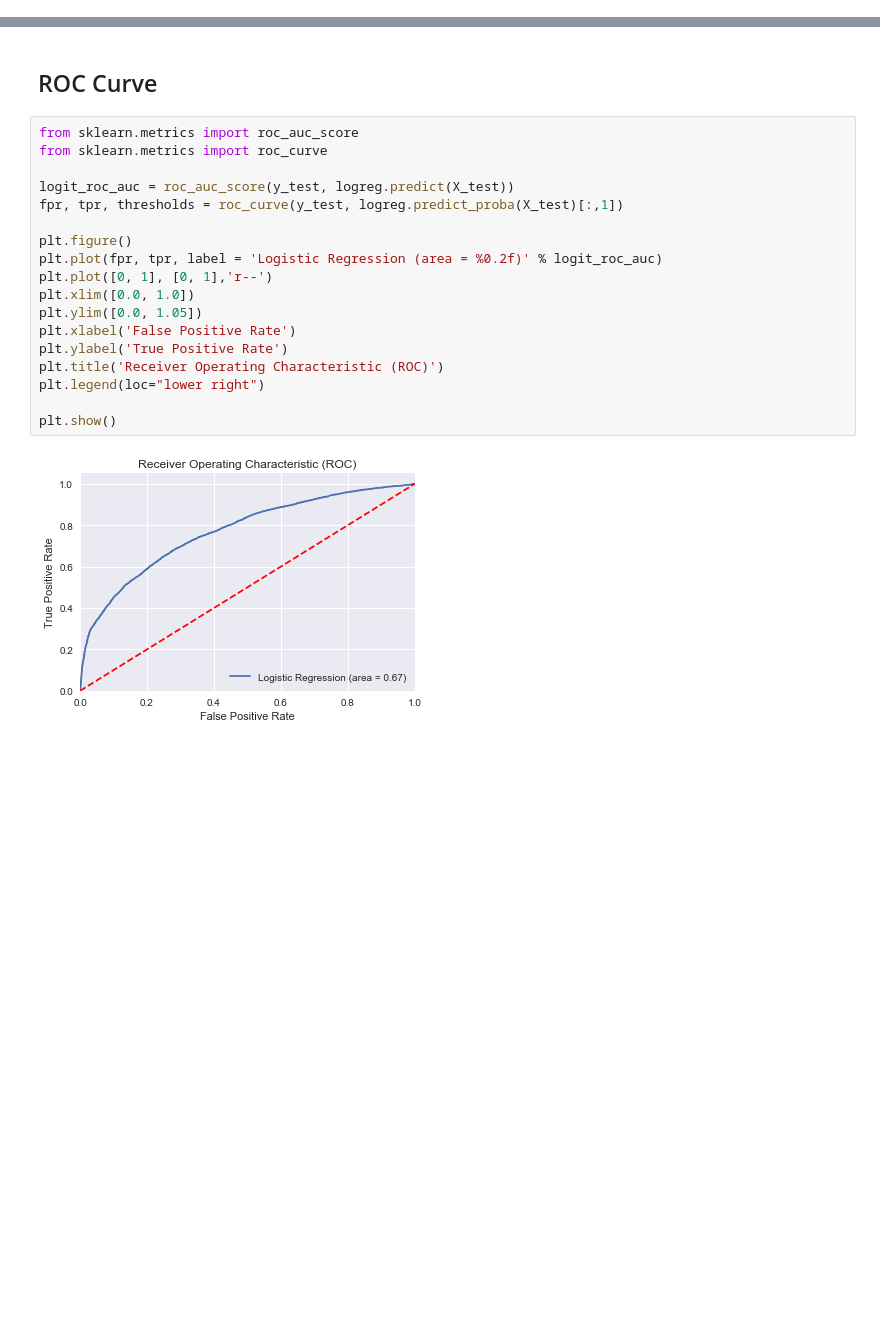
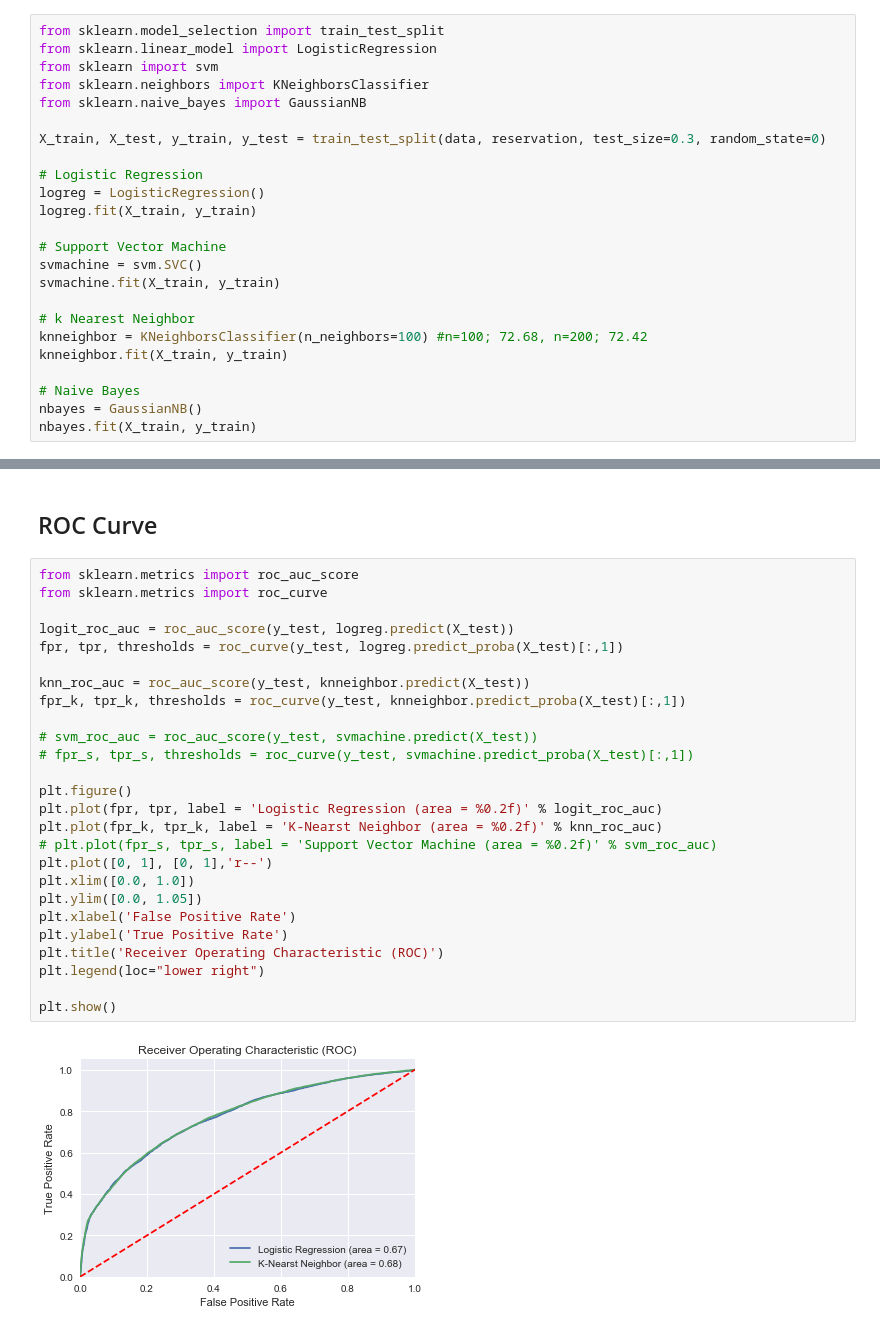
Before and after one commit to davidgibsonp/airbnb_predict_reservation, a Jupyter notebook: Report.ipynb, the cells around one changed output, grey strips where cells are left out. Drawn from its saved outputs; the diff is of its cells as text; blank space fills up the shorter version.

```diff
--- a/Report.ipynb
+++ b/Report.ipynb
@@ -551,0 +517,24 @@ Accuracy of logistic regression classifier on test set: 71.99584856279048%
+# %%
+from sklearn.model_selection import train_test_split
+from sklearn.linear_model import LogisticRegression
+from sklearn import svm
+from sklearn.neighbors import KNeighborsClassifier
+from sklearn.naive_bayes import GaussianNB
+
+X_train, X_test, y_train, y_test = train_test_split(data, reservation, test_size=0.3, random_state=0)
+
+# Logistic Regression
+logreg = LogisticRegression()
+logreg.fit(X_train, y_train)
+
+# Support Vector Machine
+svmachine = svm.SVC()
+svmachine.fit(X_train, y_train)
+
+# k Nearest Neighbor
+knneighbor = KNeighborsClassifier(n_neighbors=100) #n=100; 72.68, n=200; 72.42
+knneighbor.fit(X_train, y_train)
+
+# Naive Bayes
+nbayes = GaussianNB()
+nbayes.fit(X_train, y_train)
@@ -624,20 +672,28 @@ plt.show()
 # %%
 from sklearn.metrics import roc_auc_score
 from sklearn.metrics import roc_curve
 
 logit_roc_auc = roc_auc_score(y_test, logreg.predict(X_test))
 fpr, tpr, thresholds = roc_curve(y_test, logreg.predict_proba(X_test)[:,1])
 
+knn_roc_auc = roc_auc_score(y_test, knneighbor.predict(X_test))
+fpr_k, tpr_k, thresholds = roc_curve(y_test, knneighbor.predict_proba(X_test)[:,1])
+
+# svm_roc_auc = roc_auc_score(y_test, svmachine.predict(X_test))
+# fpr_s, tpr_s, thresholds = roc_curve(y_test, svmachine.predict_proba(X_test)[:,1])
+
 plt.figure()
 plt.plot(fpr, tpr, label = 'Logistic Regression (area = %0.2f)' % logit_roc_auc)
+plt.plot(fpr_k, tpr_k, label = 'K-Nearst Neighbor (area = %0.2f)' % knn_roc_auc)
+# plt.plot(fpr_s, tpr_s, label = 'Support Vector Machine (area = %0.2f)' % svm_roc_auc)
 plt.plot([0, 1], [0, 1],'r--')
 plt.xlim([0.0, 1.0])
 plt.ylim([0.0, 1.05])
 plt.xlabel('False Positive Rate')
 plt.ylabel('True Positive Rate')
 plt.title('Receiver Operating Characteristic (ROC)')
 plt.legend(loc="lower right")
 
 plt.show()
 # %% [output]
-[figure, old version]
+[figure, new version]
```
Also changed, not shown: parts of 14 cells of this notebook.
